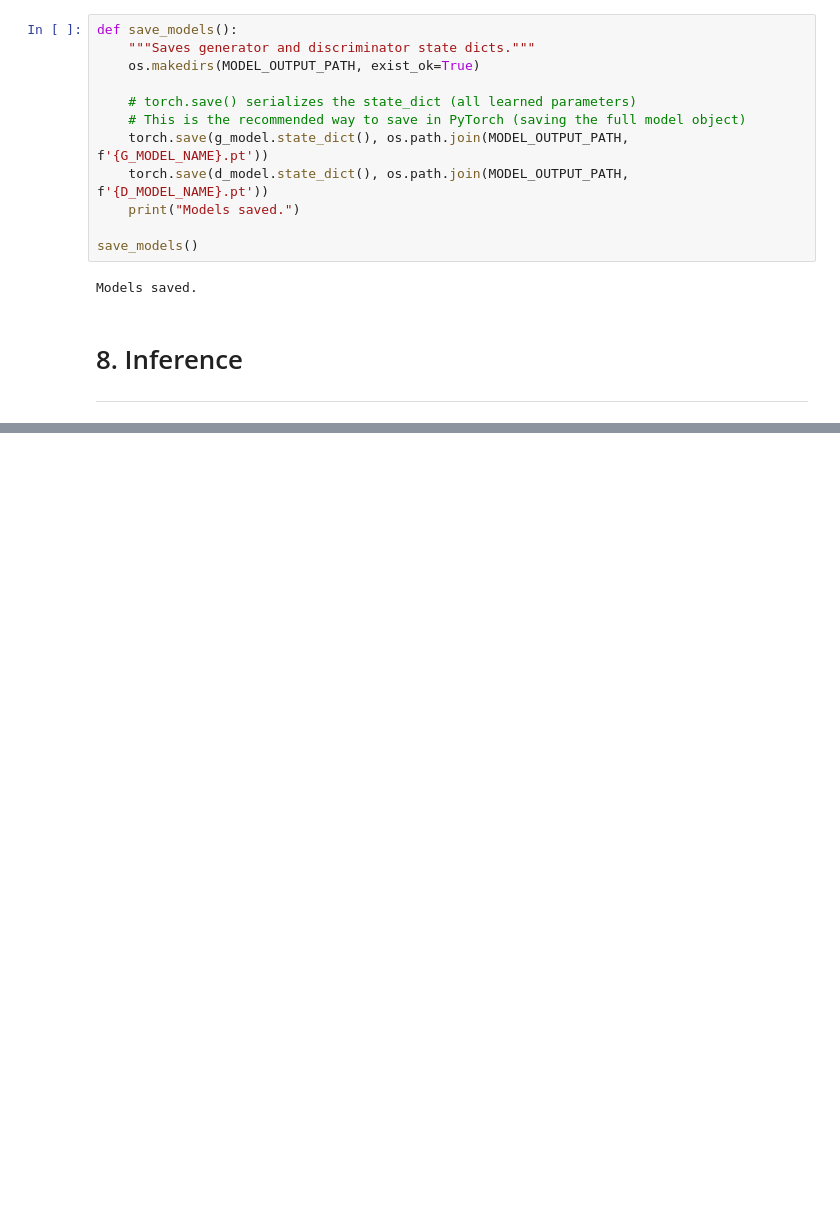
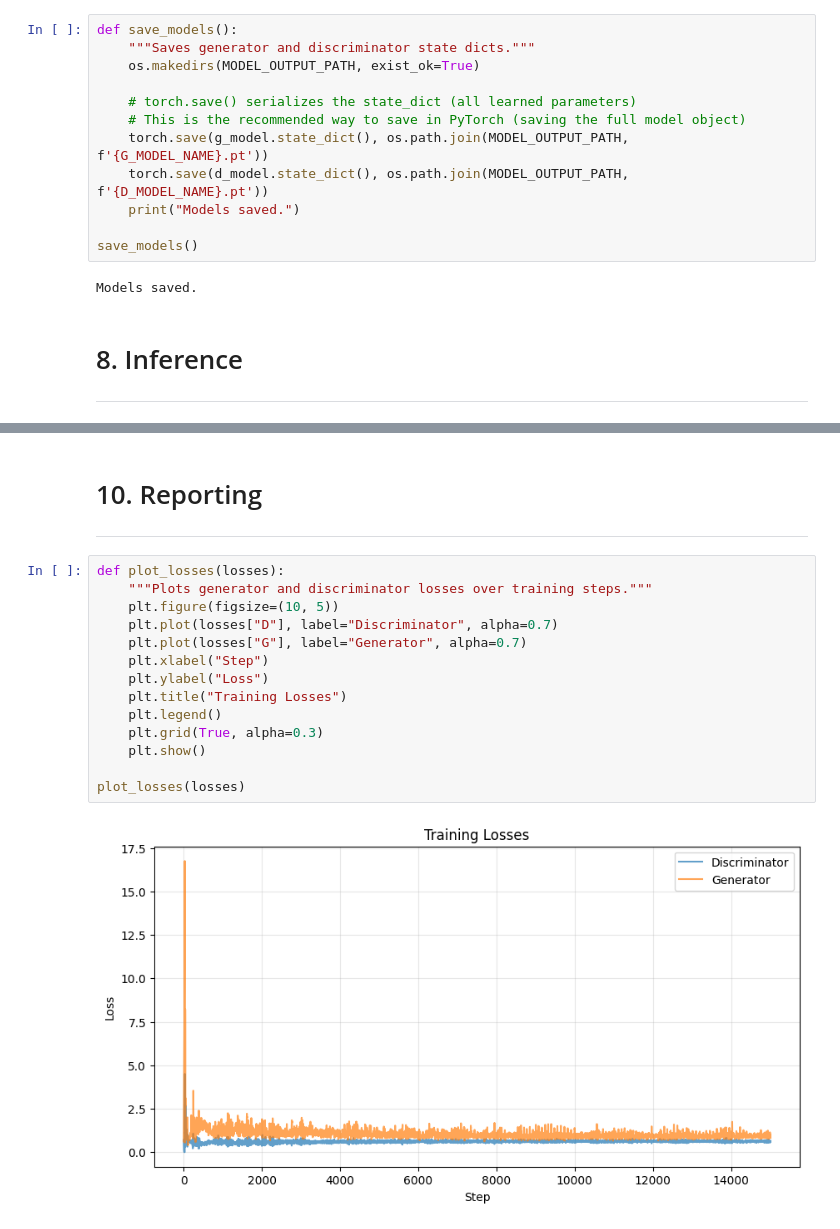
Before and after one commit to logus2k/taap_p1, a Jupyter notebook: drafts/draft_01/draft_01.ipynb, the cells around one changed output, grey strips where cells are left out. Drawn from its saved outputs; the diff is of its cells as text; blank space fills up the shorter version.

Commit message:
Add plots

```diff
--- a/drafts/draft_01/draft_01.ipynb
+++ b/drafts/draft_01/draft_01.ipynb
@@ -399,0 +485,20 @@ plt.show()
+# %% [markdown]
+# 10. Reporting
+
+---
+# %%
+def plot_losses(losses):
+    """Plots generator and discriminator losses over training steps."""
+    plt.figure(figsize=(10, 5))
+    plt.plot(losses["D"], label="Discriminator", alpha=0.7)
+    plt.plot(losses["G"], label="Generator", alpha=0.7)
+    plt.xlabel("Step")
+    plt.ylabel("Loss")
+    plt.title("Training Losses")
+    plt.legend()
+    plt.grid(True, alpha=0.3)
+    plt.show()
+
+plot_losses(losses)
+# %% [output]
+[figure, added]
```
Also changed, not shown: parts of 11 cells of this notebook, 2 other files.
